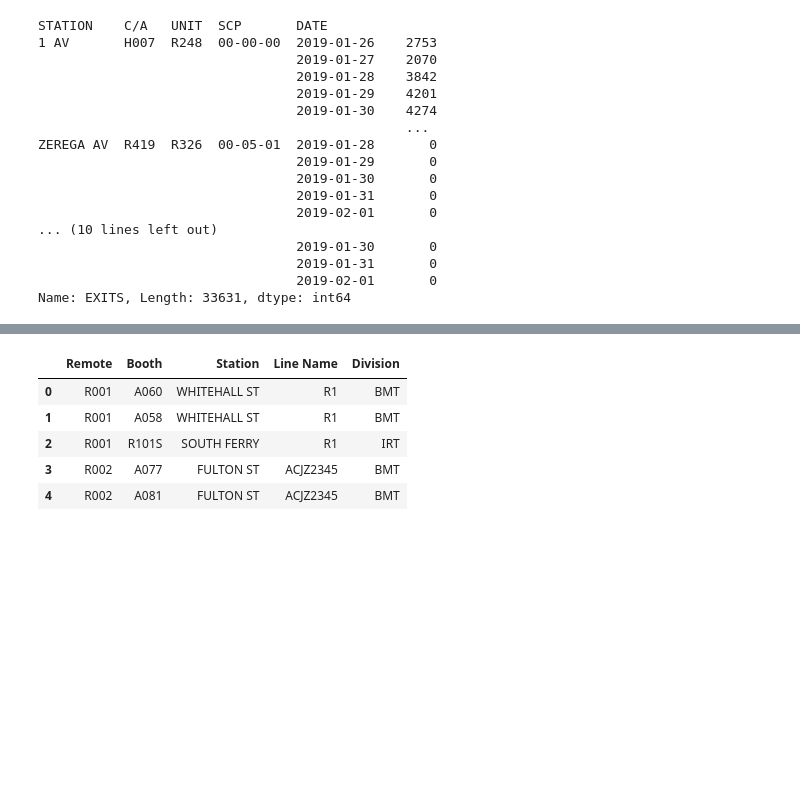
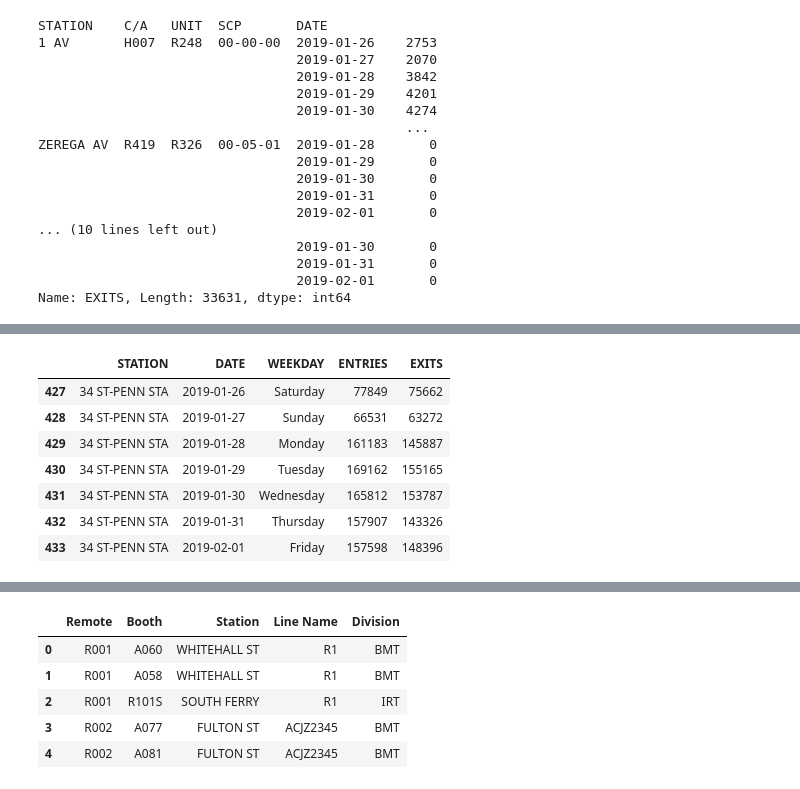
Before and after one commit to KunojiLym/metis_project_1, a Jupyter notebook: yz_project_01.ipynb, the cells around one changed output, grey strips where cells are left out. Cells and saved outputs as stored; diff of their text form; code cells hidden in the pictures; blank space fills up the shorter version.

```diff
--- a/yz_project_01.ipynb
+++ b/yz_project_01.ipynb
@@ -188,0 +202,11 @@ Name: daily_entries, dtype: float64
+# %%
+mta_bystation[mta_bystation.STATION == "34 ST-PENN STA"]
+# %% [output]
+|  | STATION | DATE | WEEKDAY | ENTRIES | EXITS |
+| 427 | 34 ST-PENN STA | 2019-01-26 | Saturday | 77849 | 75662 |
+| 428 | 34 ST-PENN STA | 2019-01-27 | Sunday | 66531 | 63272 |
+| 429 | 34 ST-PENN STA | 2019-01-28 | Monday | 161183 | 145887 |
+| 430 | 34 ST-PENN STA | 2019-01-29 | Tuesday | 169162 | 155165 |
+| 431 | 34 ST-PENN STA | 2019-01-30 | Wednesday | 165812 | 153787 |
+| 432 | 34 ST-PENN STA | 2019-01-31 | Thursday | 157907 | 143326 |
+| 433 | 34 ST-PENN STA | 2019-02-01 | Friday | 157598 | 148396 |
```
Also changed, not shown: parts of 25 cells of this notebook.
